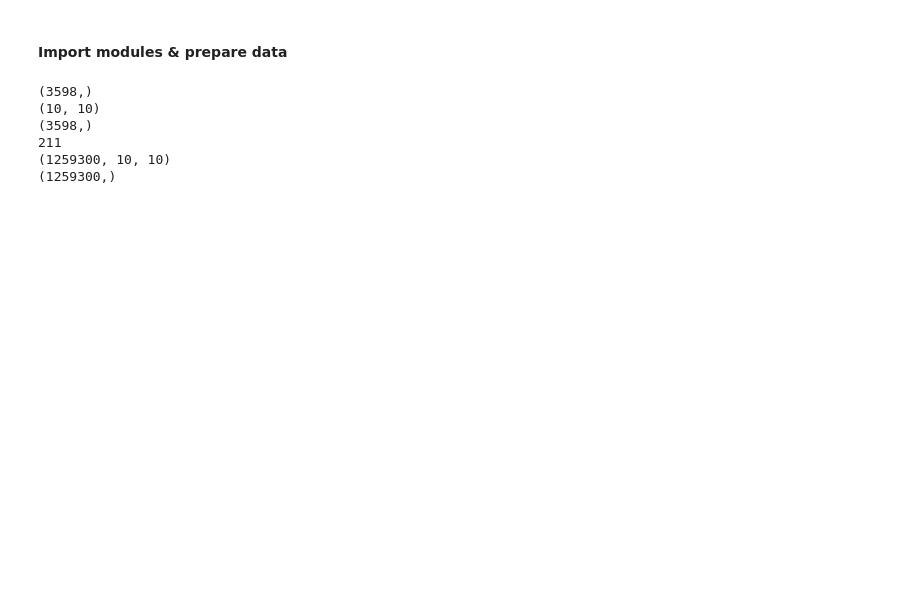
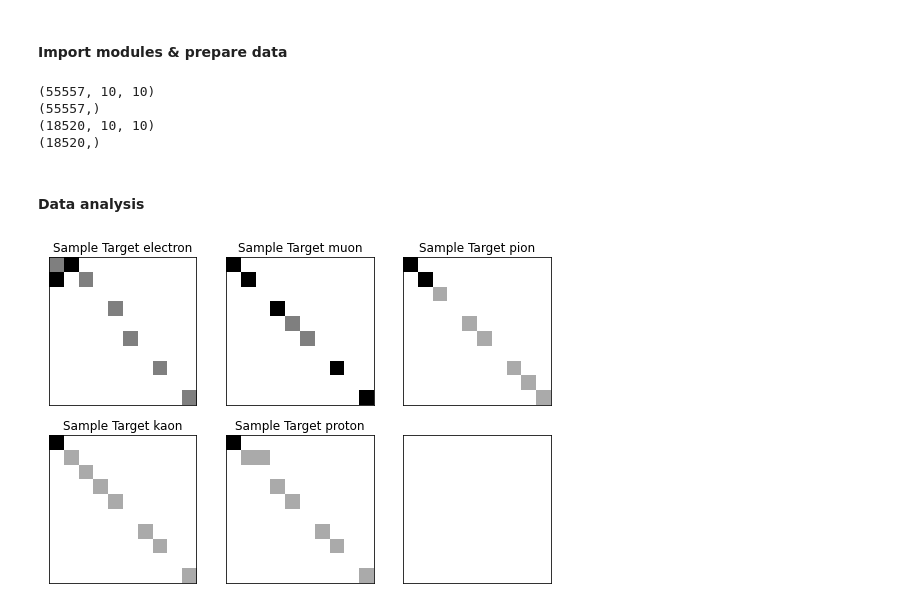
Before and after one commit to rohannakra/AI-Predicts-Particle-Collisions, a Jupyter notebook: AI_predicts_particle_collisions.ipynb, the cells around one changed output. Drawn from its saved outputs; the diff is of its cells as text; code cells hidden in the pictures; blank space fills up the shorter version.

Commit message:
Data analysis.

```diff
--- a/AI_predicts_particle_collisions.ipynb
+++ b/AI_predicts_particle_collisions.ipynb
@@ -4,6 +4,7 @@
 # Import sklearn/tensorflow modules.
 import tensorflow as tf
 from tensorflow.keras.utils import to_categorical
+from sklearn.model_selection import train_test_split
 
 # Import other modules.
 import numpy as np
@@ -11,19 +12,22 @@ import pandas as pd
 import matplotlib.pyplot as plt
 import pickle
 from os import walk
+from time import sleep
+from IPython.display import clear_output
+%matplotlib inline
 
 _, _, files = next(walk('data'))
 
 target_names = {
-    'electron': 11,
-    'muon': 13,
-    'pion': 211,
-    'kaon': 321,
-    'proton': 2212
+    '11': 'electron',    # Negatively charged particle that is a lepton  (doesn't take part in strong force).
+    '13': 'muon',    # Electron with 200 times more mass and makes up lots of cosmic radiation.
+    '211': 'pion',    # Meson (connects with strong force) that can be positive, negative, or neutral with a mass 270 times of electron.
+    '321': 'kaon',    # Pion with more mass.
+    '2212': 'proton'    # Positively charged particle with 2 up quarks and 1 down quark.
 }
 
 # Check how the data is formatted/stored.
-file_test = open(f'data/{data_files[0]}', 'rb')
+file_test = open(f'data/{files[0]}', 'rb')
 file = pickle.load(file_test)
 
 print(file[0].shape)    # Group of 3000 images.
@@ -36,7 +40,7 @@ data = []
 target = []
 
 for file in files:
-    file = open(f'data/{data_files[0]}', 'rb')
+    file = open(f'data/{files[0]}', 'rb')
     file =  pickle.load(file)
 
     for sample, sample_target in zip(file[0], file[1]):
@@ -48,10 +52,57 @@ target = np.array(target)
 
 print(data.shape)
 print(target.shape)
+
+data = data[::17]
+target = target[::17]
+
+sleep(7)
+clear_output()
+
+X_train, X_test, y_train, y_test = train_test_split(data, target, stratify=target)
+
+print(X_train.shape)
+print(y_train.shape)
+print(X_test.shape)
+print(y_test.shape)
 # %% [output]
-(3598,)
-(10, 10)
-(3598,)
-211
-(1259300, 10, 10)
-(1259300,)
+(55557, 10, 10)
+(55557,)
+(18520, 10, 10)
+(18520,)
+# %% [markdown]
+#### Data analysis
+# %%
+# Check for NaN values.
+print(np.isnan(np.sum(data)))    # -> False
+
+# Check range of values.
+print(np.max(data), np.min(data))    # -> 8, 0
+
+sleep(7)
+clear_output()
+
+# Get indexes for each different target possibility.
+indexes = [
+    np.where(target == 11)[0][0],
+    np.where(target == 13)[0][0],
+    np.where(target == 211)[0][0],
+    np.where(target == 321)[0][0],
+    np.where(target == 2212)[0][0],
+]
+
+samples = [data[index] for index in indexes]
+samples_target = [target_names[str(target[index])] for index in indexes]
+
+fig, axs = plt.subplots(2, 3, figsize=(9, 6), subplot_kw={
+    'yticks': (),
+    'xticks': ()
+})
+
+axs = [ax for ax in axs.flatten()]
+
+for sample, sample_target, ax in zip(samples, samples_target, axs):
+    ax.imshow(sample, cmap='binary')
+    ax.set_title(f'Sample Target {sample_target}')
+# %% [output]
+[figure, added]
```
